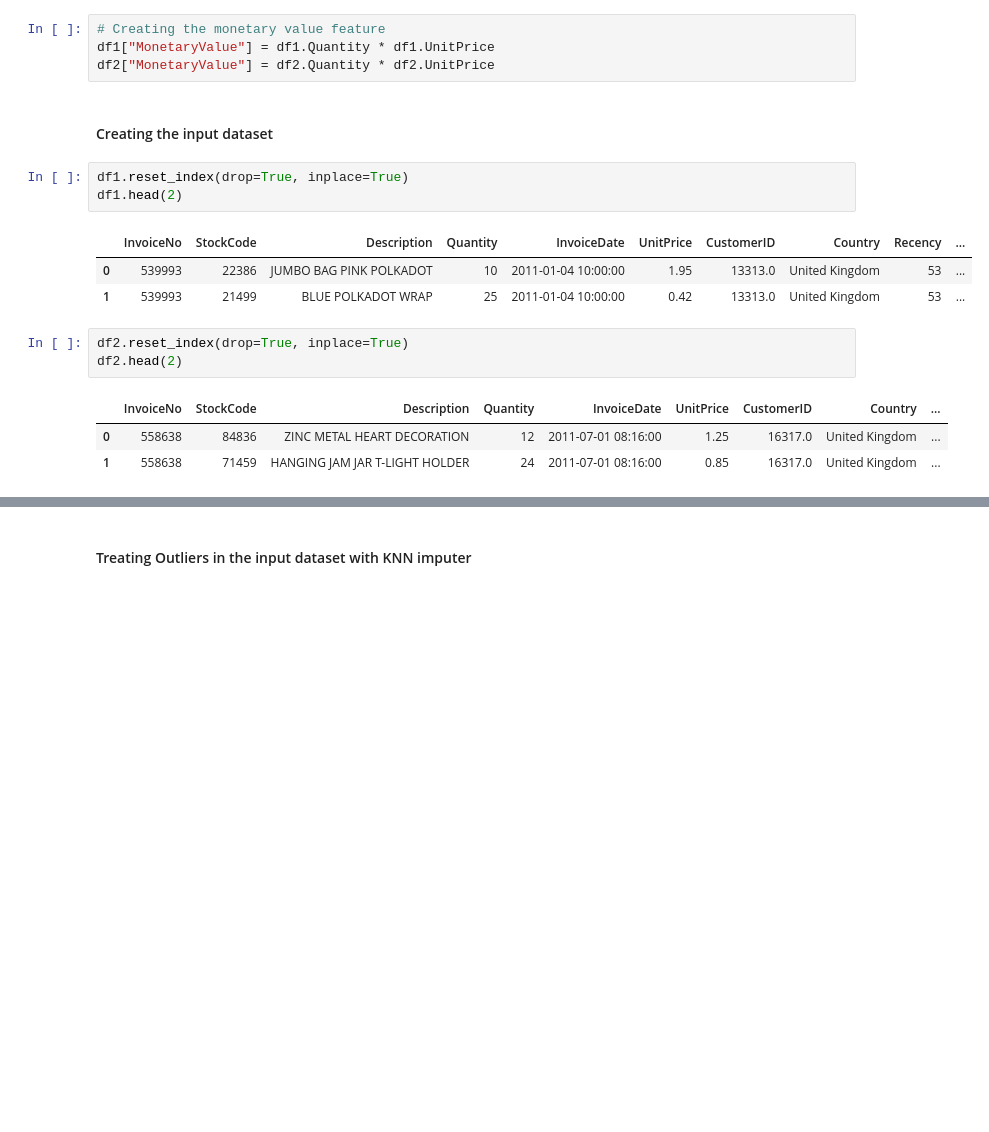
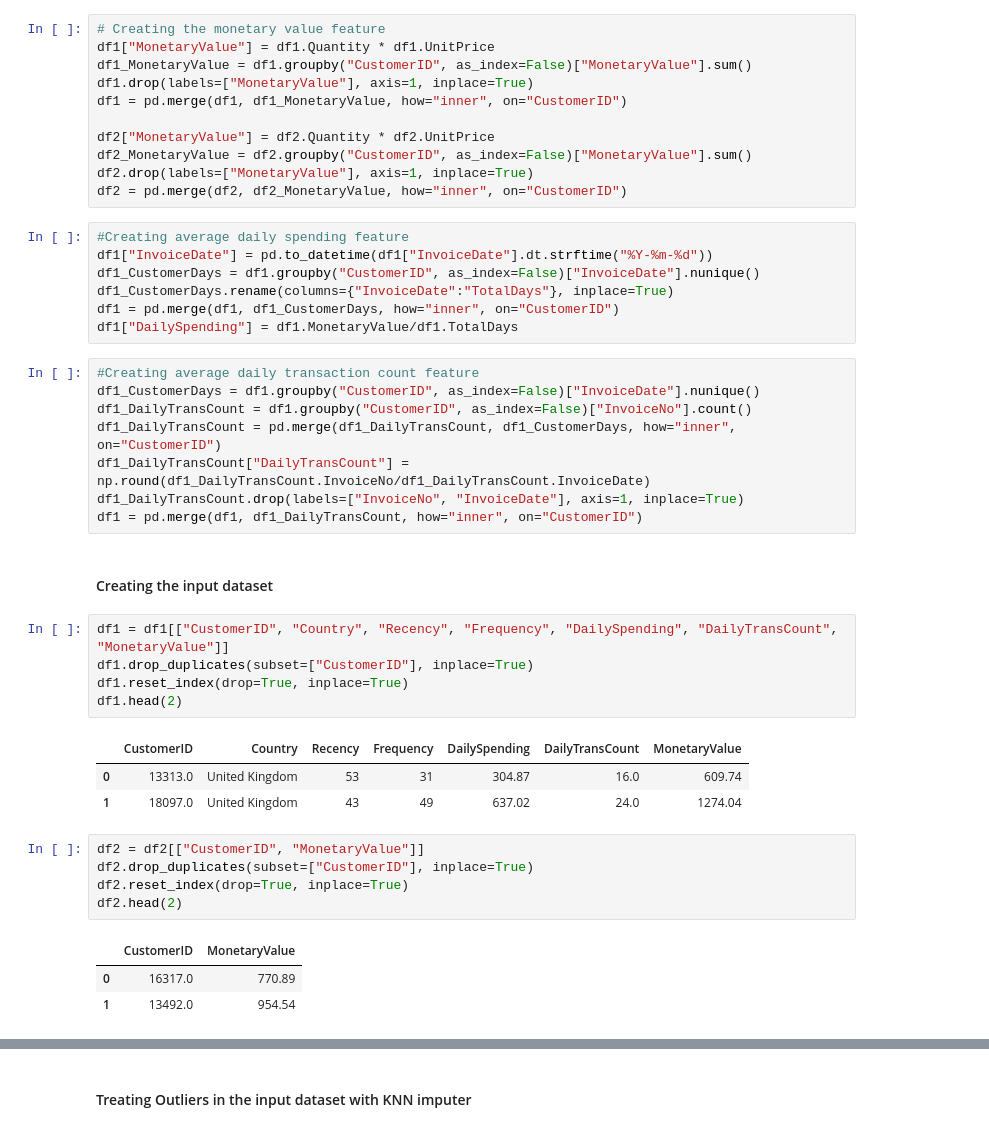
Before and after one commit to vubanc/AWS_DeployedCLVPredictor, a Jupyter notebook: Data Wrangling.ipynb, the cells around one changed output, grey strips where cells are left out. Cells and saved outputs as stored; diff of their text form; blank space fills up the shorter version.

```diff
--- a/Data Wrangling.ipynb
+++ b/Data Wrangling.ipynb
@@ -169,21 +171,47 @@ df1 = pd.merge(df1, df1_CustomerFreq, how="inner", on="CustomerID")
 # %%
 # Creating the monetary value feature
 df1["MonetaryValue"] = df1.Quantity * df1.UnitPrice
+df1_MonetaryValue = df1.groupby("CustomerID", as_index=False)["MonetaryValue"].sum()
+df1.drop(labels=["MonetaryValue"], axis=1, inplace=True)
+df1 = pd.merge(df1, df1_MonetaryValue, how="inner", on="CustomerID")
+
 df2["MonetaryValue"] = df2.Quantity * df2.UnitPrice
+df2_MonetaryValue = df2.groupby("CustomerID", as_index=False)["MonetaryValue"].sum()
+df2.drop(labels=["MonetaryValue"], axis=1, inplace=True)
+df2 = pd.merge(df2, df2_MonetaryValue, how="inner", on="CustomerID")
+# %%
+#Creating average daily spending feature
+df1["InvoiceDate"] = pd.to_datetime(df1["InvoiceDate"].dt.strftime("%Y-%m-%d"))
+df1_CustomerDays = df1.groupby("CustomerID", as_index=False)["InvoiceDate"].nunique()
+df1_CustomerDays.rename(columns={"InvoiceDate":"TotalDays"}, inplace=True)
+df1 = pd.merge(df1, df1_CustomerDays, how="inner", on="CustomerID")
+df1["DailySpending"] = df1.MonetaryValue/df1.TotalDays
+# %%
+#Creating average daily transaction count feature
+df1_CustomerDays = df1.groupby("CustomerID", as_index=False)["InvoiceDate"].nunique()
+df1_DailyTransCount = df1.groupby("CustomerID", as_index=False)["InvoiceNo"].count()
+df1_DailyTransCount = pd.merge(df1_DailyTransCount, df1_CustomerDays, how="inner", on="CustomerID")
+df1_DailyTransCount["DailyTransCount"] = np.round(df1_DailyTransCount.InvoiceNo/df1_DailyTransCount.InvoiceDate)
+df1_DailyTransCount.drop(labels=["InvoiceNo", "InvoiceDate"], axis=1, inplace=True)
+df1 = pd.merge(df1, df1_DailyTransCount, how="inner", on="CustomerID")
 # %% [markdown]
 #### Creating the input dataset
 # %%
+df1 = df1[["CustomerID", "Country", "Recency", "Frequency", "DailySpending", "DailyTransCount", "MonetaryValue"]]
+df1.drop_duplicates(subset=["CustomerID"], inplace=True)
 df1.reset_index(drop=True, inplace=True)
 df1.head(2)
 # %% [output]
-|  | InvoiceNo | StockCode | Description | Quantity | InvoiceDate | UnitPrice | CustomerID | Country | Recency | ... |
-| 0 | 539993 | 22386 | JUMBO BAG PINK POLKADOT | 10 | 2011-01-04 10:00:00 | 1.95 | 13313.0 | United Kingdom | 53 | ... |
-| 1 | 539993 | 21499 | BLUE POLKADOT WRAP | 25 | 2011-01-04 10:00:00 | 0.42 | 13313.0 | United Kingdom | 53 | ... |
+|  | CustomerID | Country | Recency | Frequency | DailySpending | DailyTransCount | MonetaryValue |
+| 0 | 13313.0 | United Kingdom | 53 | 31 | 304.87 | 16.0 | 609.74 |
+| 1 | 18097.0 | United Kingdom | 43 | 49 | 637.02 | 24.0 | 1274.04 |
 # %%
+df2 = df2[["CustomerID", "MonetaryValue"]]
+df2.drop_duplicates(subset=["CustomerID"], inplace=True)
 df2.reset_index(drop=True, inplace=True)
 df2.head(2)
 # %% [output]
-|  | InvoiceNo | StockCode | Description | Quantity | InvoiceDate | UnitPrice | CustomerID | Country | ... |
-| 0 | 558638 | 84836 | ZINC METAL HEART DECORATION | 12 | 2011-07-01 08:16:00 | 1.25 | 16317.0 | United Kingdom | ... |
-| 1 | 558638 | 71459 | HANGING JAM JAR T-LIGHT HOLDER | 24 | 2011-07-01 08:16:00 | 0.85 | 16317.0 | United Kingdom | ... |
+|  | CustomerID | MonetaryValue |
+| 0 | 16317.0 | 770.89 |
+| 1 | 13492.0 | 954.54 |
 # %%
```
Also changed, not shown: parts of 8 cells of this notebook.
